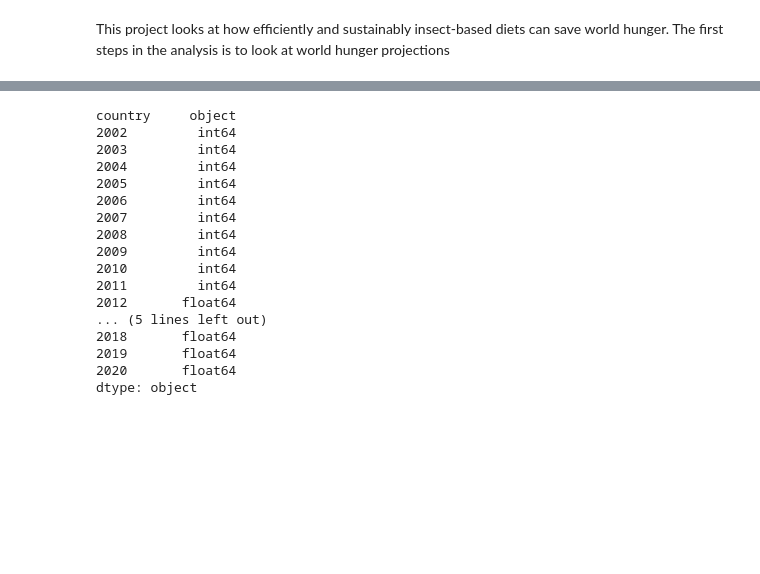
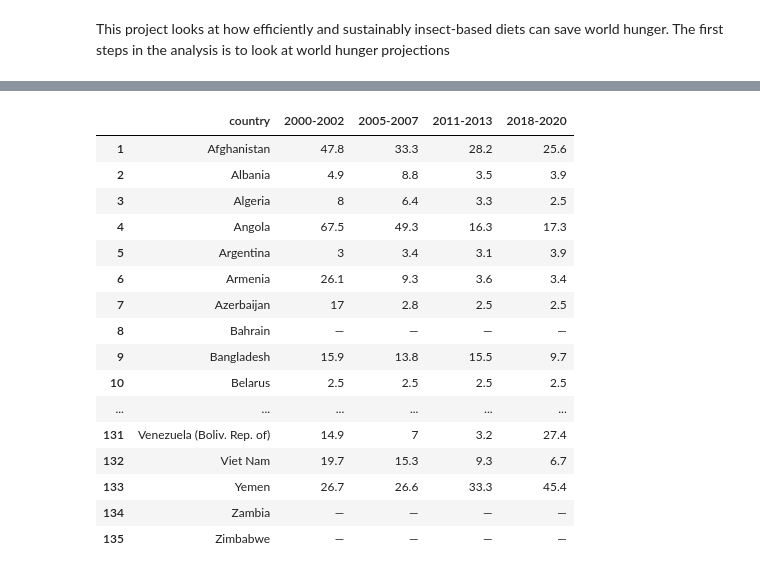
Before and after one commit to areenaarora/insects_in_diet, a Jupyter notebook: world-hunger.ipynb, the cells around one changed output, grey strips where cells are left out. Drawn from its saved outputs; the diff is of its cells as text; code cells hidden in the pictures; blank space fills up the shorter version.

```diff
--- a/world-hunger.ipynb
+++ b/world-hunger.ipynb
@@ -11,10 +9,12 @@ df = pd.read_csv('world-hunger-data.csv')
+# %%
+df = pd.read_excel('world_hunger_index.xlsx')
 # %%
-df['2012'] = df['2012'].astype(float, errors = 'raise')
-df['2013'] = df['2013'].astype(float, errors = 'raise')
-df['2014'] = df['2014'].astype(float, errors = 'raise')
-df['2015'] = df['2015'].astype(float, errors = 'raise')
-df['2016'] = df['2016'].astype(float, errors = 'raise')
-df['2017'] = df['2017'].astype(float, errors = 'raise')
-df['2018'] = df['2018'].astype(float, errors = 'raise')
-df['2019'] = df['2019'].astype(float, errors = 'raise')
-df['2020'] = df['2020'].astype(float, errors = 'raise')
+# df['2012'] = df['2012'].astype(float, errors = 'raise')
+# df['2013'] = df['2013'].astype(float, errors = 'raise')
+# df['2014'] = df['2014'].astype(float, errors = 'raise')
+# df['2015'] = df['2015'].astype(float, errors = 'raise')
+# df['2016'] = df['2016'].astype(float, errors = 'raise')
+# df['2017'] = df['2017'].astype(float, errors = 'raise')
+# df['2018'] = df['2018'].astype(float, errors = 'raise')
+# df['2019'] = df['2019'].astype(float, errors = 'raise')
+# df['2020'] = df['2020'].astype(float, errors = 'raise')
@@ -41,21 +21,24 @@ df
-# %%
-df.dtypes
-# %% [output]
-country     object
-2002         int64
-2003         int64
-2004         int64
-2005         int64
-2006         int64
-2007         int64
-2008         int64
-2009         int64
-2010         int64
-2011         int64
-2012       float64
-... (5 lines left out)
-2018       float64
-2019       float64
-2020       float64
-dtype: object
+# %%
+df = df.rename(columns={'undernourished_pct': '2000-2002', 'Unnamed: 2': '2005-2007', 'Unnamed: 3': '2011-2013', 'Unnamed: 4': '2018-2020'})
+# %%
+df = df.iloc[1:]
+df
+# %% [output]
+|  | country | 2000-2002 | 2005-2007 | 2011-2013 | 2018-2020 |
+| 1 | Afghanistan | 47.8 | 33.3 | 28.2 | 25.6 |
+| 2 | Albania | 4.9 | 8.8 | 3.5 | 3.9 |
+| 3 | Algeria | 8 | 6.4 | 3.3 | 2.5 |
+| 4 | Angola | 67.5 | 49.3 | 16.3 | 17.3 |
+| 5 | Argentina | 3 | 3.4 | 3.1 | 3.9 |
+| 6 | Armenia | 26.1 | 9.3 | 3.6 | 3.4 |
+| 7 | Azerbaijan | 17 | 2.8 | 2.5 | 2.5 |
+| 8 | Bahrain | — | — | — | — |
+| 9 | Bangladesh | 15.9 | 13.8 | 15.5 | 9.7 |
+| 10 | Belarus | 2.5 | 2.5 | 2.5 | 2.5 |
+| ... | ... | ... | ... | ... | ... |
+| 131 | Venezuela (Boliv. Rep. of) | 14.9 | 7 | 3.2 | 27.4 |
+| 132 | Viet Nam | 19.7 | 15.3 | 9.3 | 6.7 |
+| 133 | Yemen | 26.7 | 26.6 | 33.3 | 45.4 |
+| 134 | Zambia | — | — | — | — |
+| 135 | Zimbabwe | — | — | — | — |
 # %%
```
Also changed, not shown: parts of 8 cells of this notebook, 20 other files.
